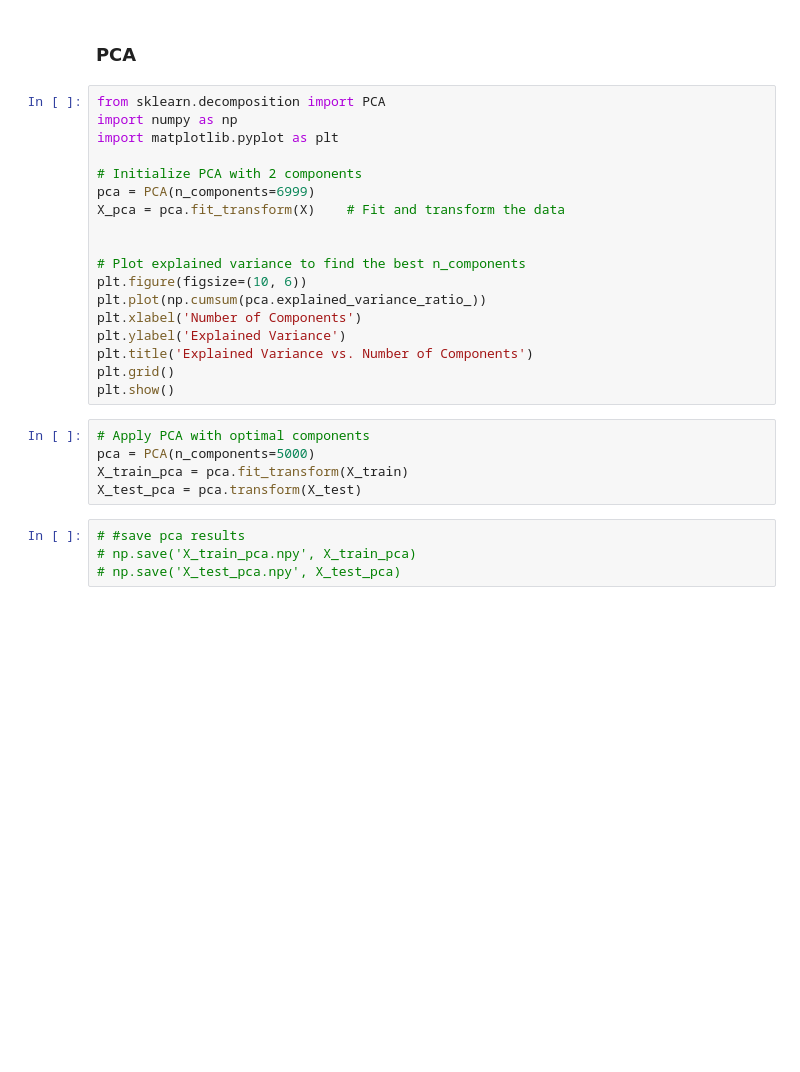
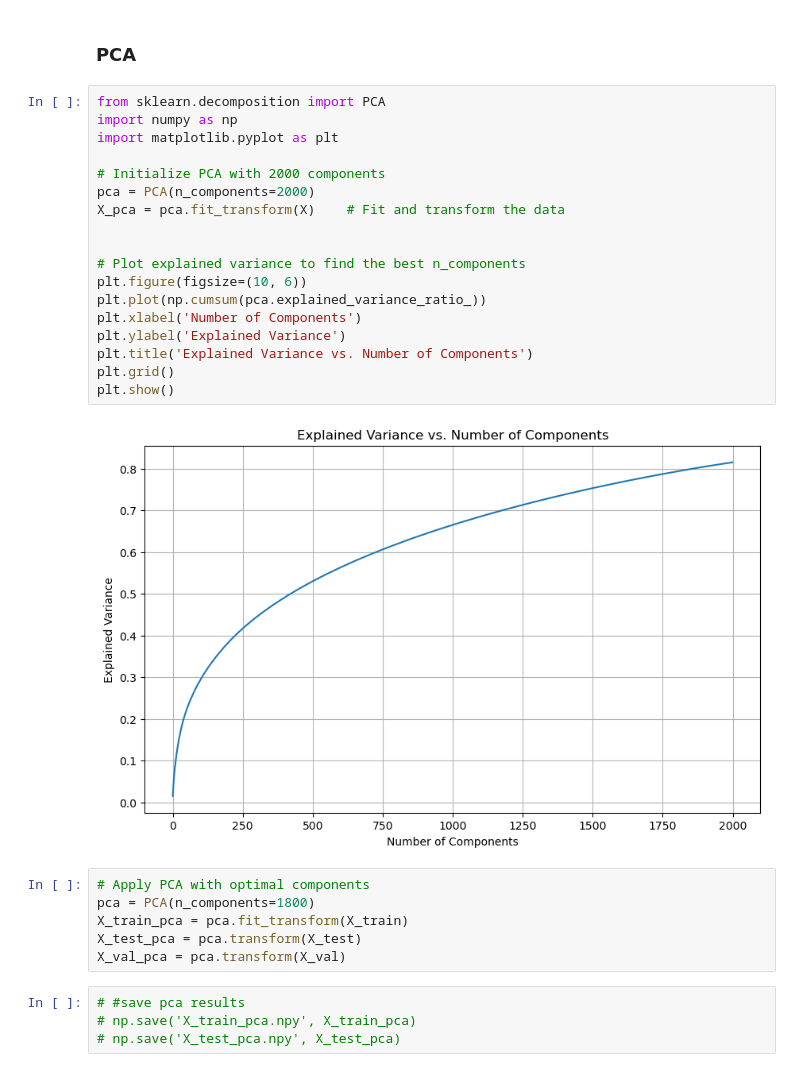
Before and after one commit to UChicago-ML-DL/30100-final, a Jupyter notebook: Random forest.ipynb, the cells around one changed output. Saved outputs shown, nothing was run; the diff lists cells and outputs as text; blank space fills up the shorter version.

```diff
--- a/Random forest.ipynb
+++ b/Random forest.ipynb
@@ -336,26 +384,29 @@ weighted avg       0.73      0.69      0.68      6996
 # %%
 from sklearn.decomposition import PCA
 import numpy as np
 import matplotlib.pyplot as plt
 
-# Initialize PCA with 2 components
-pca = PCA(n_components=6999)
+# Initialize PCA with 2000 components
+pca = PCA(n_components=2000)
 X_pca = pca.fit_transform(X)    # Fit and transform the data
 
 
 # Plot explained variance to find the best n_components
 plt.figure(figsize=(10, 6))
 plt.plot(np.cumsum(pca.explained_variance_ratio_))
 plt.xlabel('Number of Components')
 plt.ylabel('Explained Variance')
 plt.title('Explained Variance vs. Number of Components')
 plt.grid()
 plt.show()
+# %% [output]
+[figure, added]
 # %%
 # Apply PCA with optimal components
-pca = PCA(n_components=5000)
+pca = PCA(n_components=1800)
 X_train_pca = pca.fit_transform(X_train)
 X_test_pca = pca.transform(X_test)
+X_val_pca = pca.transform(X_val)
 # %%
 # #save pca results
 # np.save('X_train_pca.npy', X_train_pca)
```
Also changed, not shown: parts of 5 cells of this notebook.
